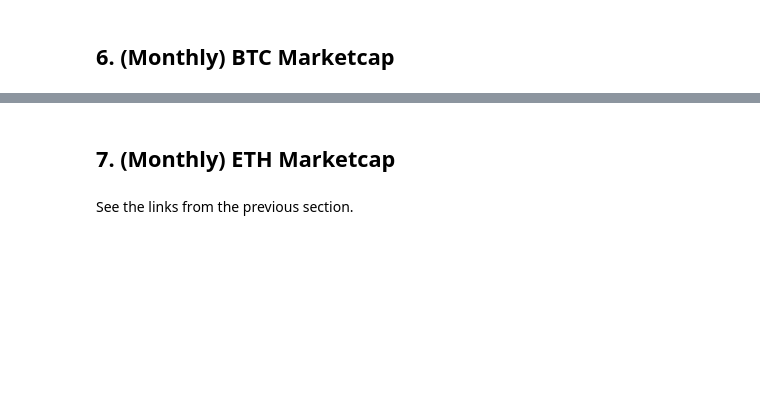
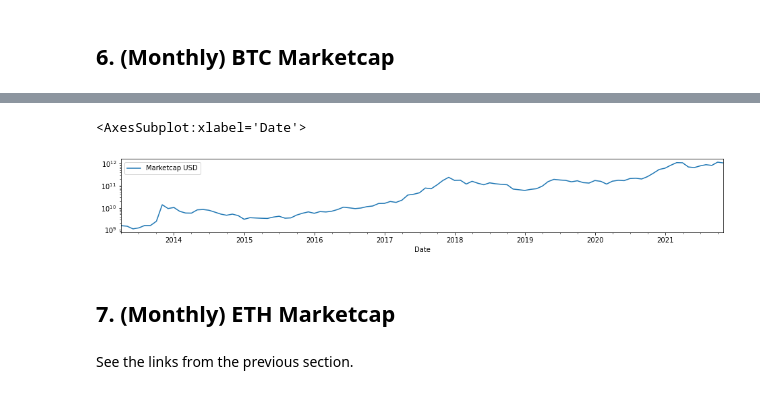
Before and after one commit to mxagar/crypto_analysis, a Jupyter notebook: 00_DatasetPreparation.ipynb, the cells around one changed output, grey strips where cells are left out. Saved outputs shown, nothing was run; the diff lists cells and outputs as text; code cells hidden in the pictures; blank space fills up the shorter version.

```diff
--- a/00_DatasetPreparation.ipynb
+++ b/00_DatasetPreparation.ipynb
@@ -640,0 +633,6 @@ pd.read_excel('data/Bitcoin_Marketcap_Statista_2013_2021.xlsx')
+# %%
+df = pd.read_excel('data/Bitcoin_Marketcap_Statista_2013_2021.xlsx')
+df.set_index('Date',inplace=True)
+df = df.resample(rule='M').last()
+df["Marketcap USD"] = df["Marketcap Billion USD"]*1000000000
+df.drop("Marketcap Billion USD",axis=1,inplace=True)
@@ -641,3 +652,8 @@ pd.read_excel('data/Bitcoin_Marketcap_Statista_2013_2021.xlsx')
+# %%
+df.plot(figsize=(16,2),logy=True)
+# %% [output]
+<AxesSubplot:xlabel='Date'>
+[figure, added]
 # %% [markdown]
 ## 7. (Monthly) ETH Marketcap
 # %% [markdown]
```
Also changed, not shown: parts of 16 cells of this notebook, 1 other file.
